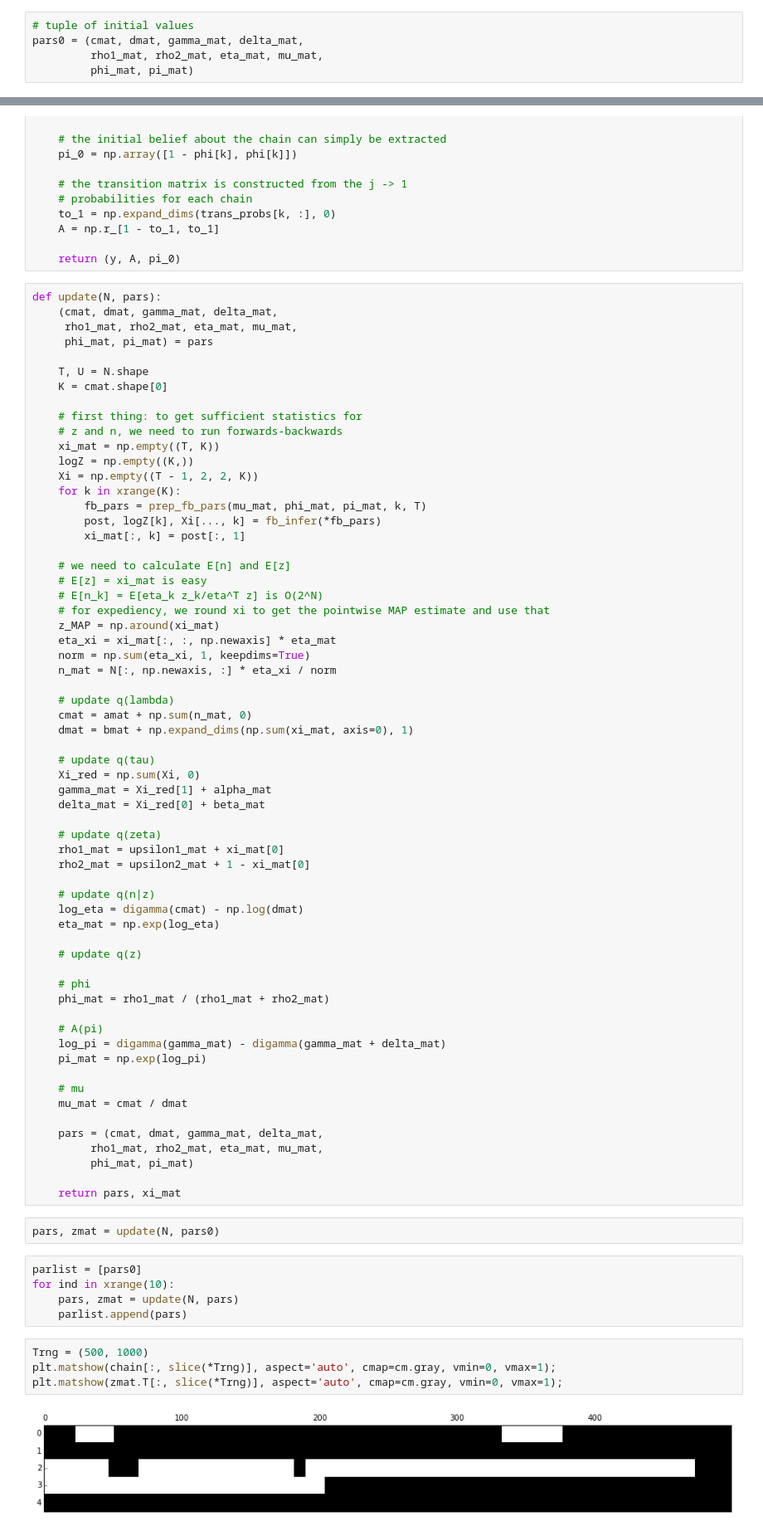
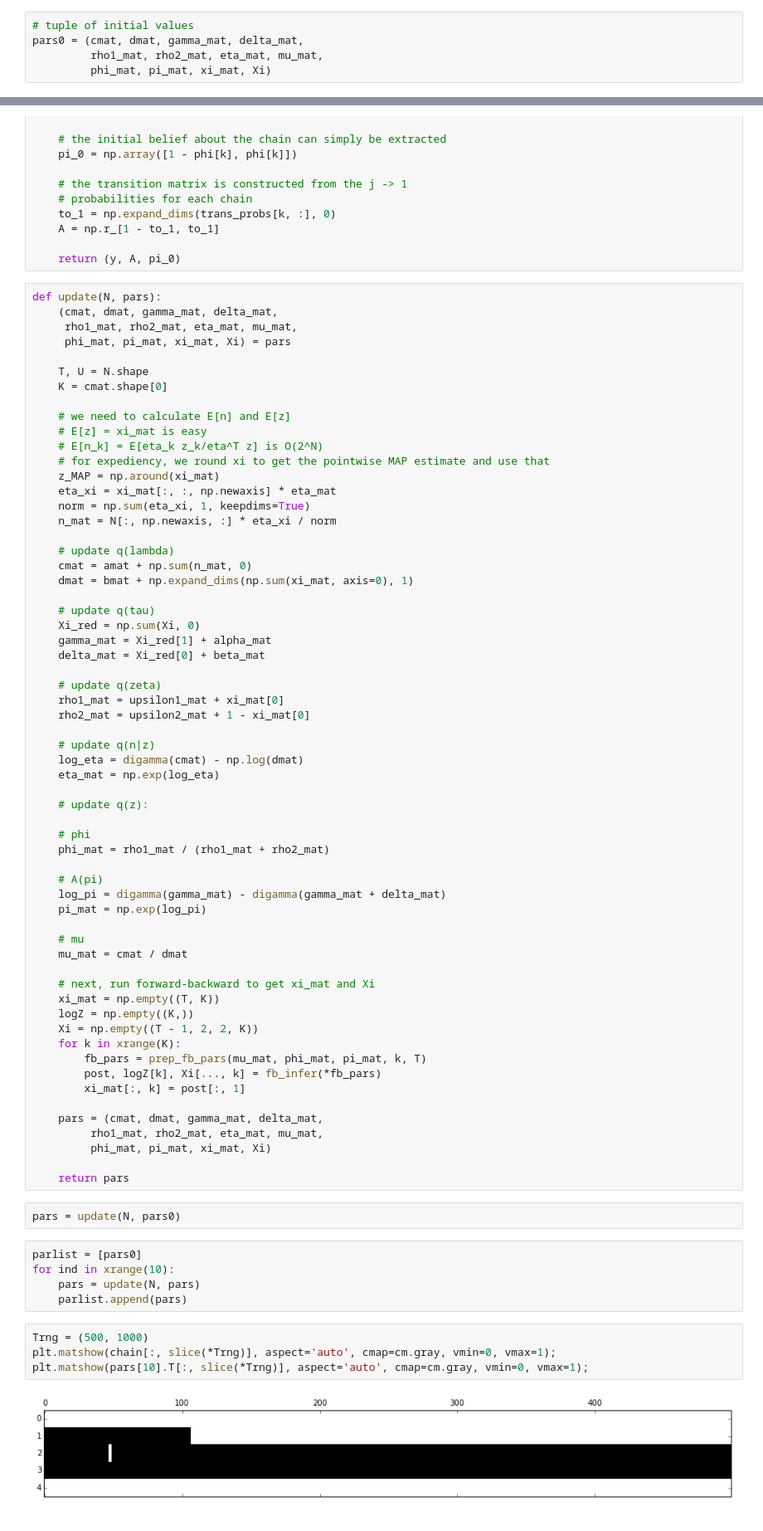
Before and after one commit to pearsonlab/spiketopics, a Jupyter notebook: model_2_scratch.ipynb, the cells around one changed output, grey strips where cells are left out. Shown at 83% size. Drawn from its saved outputs; the diff is of its cells as text.

```diff
--- a/model_2_scratch.ipynb
+++ b/model_2_scratch.ipynb
@@ -237,7 +244,7 @@ logistic = stats.logistic.cdf
 # tuple of initial values
 pars0 = (cmat, dmat, gamma_mat, delta_mat,
          rho1_mat, rho2_mat, eta_mat, mu_mat,
-         phi_mat, pi_mat)
+         phi_mat, pi_mat, xi_mat, Xi)
 # %%
 def prep_fb_pars(mu, phi, pi, k, T):
     # given variational parameters, return tuple of
@@ -260,20 +267,10 @@ def prep_fb_pars(mu, phi, pi, k, T):
 def update(N, pars):
     (cmat, dmat, gamma_mat, delta_mat,
      rho1_mat, rho2_mat, eta_mat, mu_mat,
-     phi_mat, pi_mat) = pars
+     phi_mat, pi_mat, xi_mat, Xi) = pars
 
     T, U = N.shape
     K = cmat.shape[0]
-
-    # first thing: to get sufficient statistics for
-    # z and n, we need to run forwards-backwards
-    xi_mat = np.empty((T, K))
-    logZ = np.empty((K,))
-    Xi = np.empty((T - 1, 2, 2, K))
-    for k in xrange(K):
-        fb_pars = prep_fb_pars(mu_mat, phi_mat, pi_mat, k, T)
-        post, logZ[k], Xi[..., k] = fb_infer(*fb_pars)
-        xi_mat[:, k] = post[:, 1]
 
     # we need to calculate E[n] and E[z]
     # E[z] = xi_mat is easy
@@ -301,7 +298,7 @@ def update(N, pars):
     log_eta = digamma(cmat) - np.log(dmat)
     eta_mat = np.exp(log_eta)
 
-    # update q(z)
+    # update q(z):
 
     # phi
     phi_mat = rho1_mat / (rho1_mat + rho2_mat)
@@ -313,22 +310,31 @@ def update(N, pars):
     # mu
     mu_mat = cmat / dmat
 
+    # next, run forward-backward to get xi_mat and Xi
+    xi_mat = np.empty((T, K))
+    logZ = np.empty((K,))
+    Xi = np.empty((T - 1, 2, 2, K))
+    for k in xrange(K):
+        fb_pars = prep_fb_pars(mu_mat, phi_mat, pi_mat, k, T)
+        post, logZ[k], Xi[..., k] = fb_infer(*fb_pars)
+        xi_mat[:, k] = post[:, 1]
+
     pars = (cmat, dmat, gamma_mat, delta_mat,
          rho1_mat, rho2_mat, eta_mat, mu_mat,
-         phi_mat, pi_mat)
+         phi_mat, pi_mat, xi_mat, Xi)
 
-    return pars, xi_mat
+    return pars
 # %%
-pars, zmat = update(N, pars0)
+pars = update(N, pars0)
 # %%
 parlist = [pars0]
 for ind in xrange(10):
-    pars, zmat = update(N, pars)
+    pars = update(N, pars)
     parlist.append(pars)
 # %%
 Trng = (500, 1000)
 plt.matshow(chain[:, slice(*Trng)], aspect='auto', cmap=cm.gray, vmin=0, vmax=1);
-plt.matshow(zmat.T[:, slice(*Trng)], aspect='auto', cmap=cm.gray, vmin=0, vmax=1);
+plt.matshow(pars[10].T[:, slice(*Trng)], aspect='auto', cmap=cm.gray, vmin=0, vmax=1);
 # %% [output]
-[figure, old version]
+[figure, new version]
 [figure]
```
Also changed, not shown: parts of 4 cells of this notebook, 1 other file.
